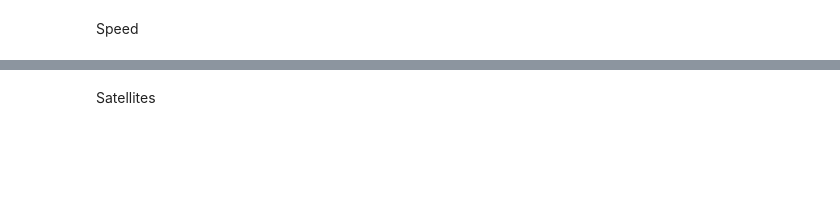
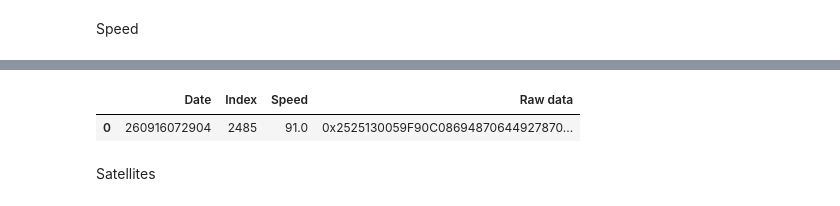
Before and after one commit to jlhb1984/Zonar_projects, a Jupyter notebook: notebooks/cea EIN621 4 after fu TS000175630.ipynb, the cells around one changed output, grey strips where cells are left out. Drawn from its saved outputs; the diff is of its cells as text; code cells hidden in the pictures; blank space fills up the shorter version.

```diff
--- a/notebooks/cea EIN621 4 after fu TS000175630.ipynb
+++ b/notebooks/cea EIN621 4 after fu TS000175630.ipynb
@@ -261,3 +271,8 @@ max(y_axis)
+# %%
+report_higspeed
+# %% [output]
+|  | Date | Index | Speed | Raw data |
+| 0 | 260916072904 | 2485 | 91.0 | 0x2525130059F90C08694870644927870... |
 # %% [markdown]
 Satellites
 # %%
```
Also changed, not shown: parts of 13 cells of this notebook, 8 other files.
